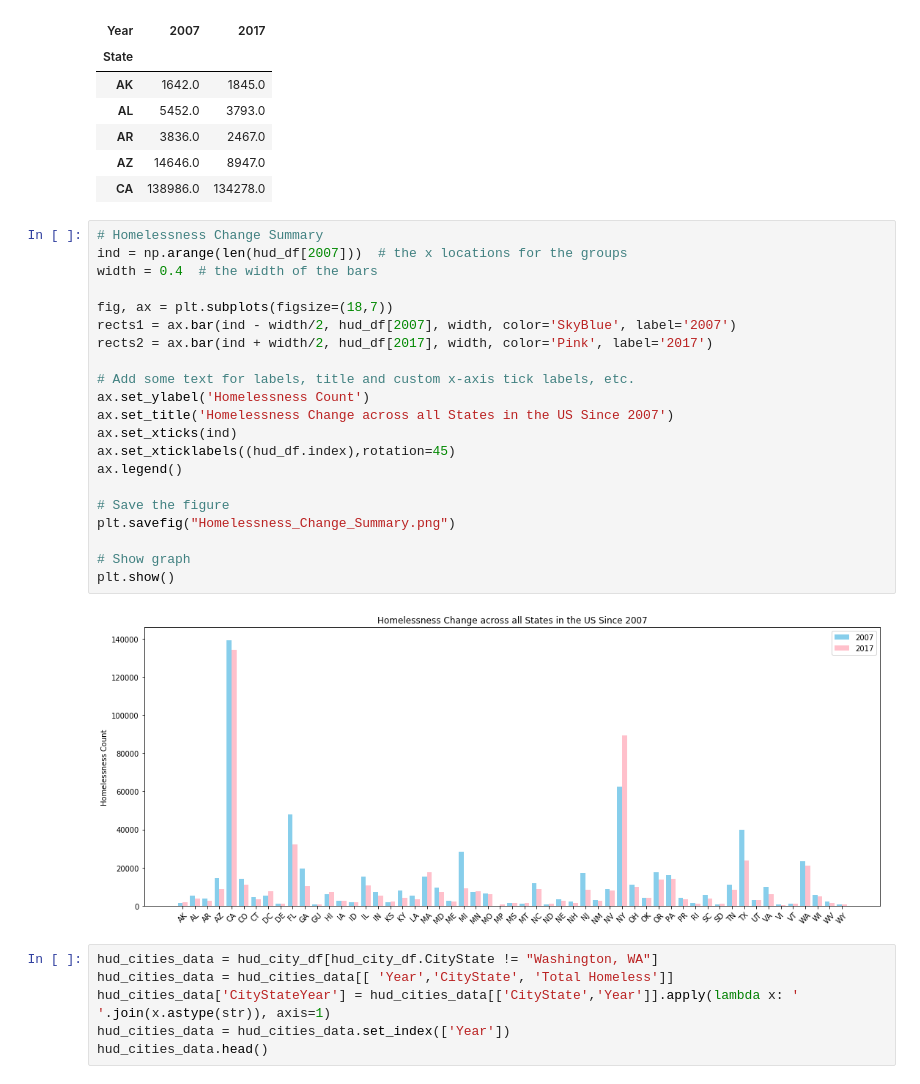
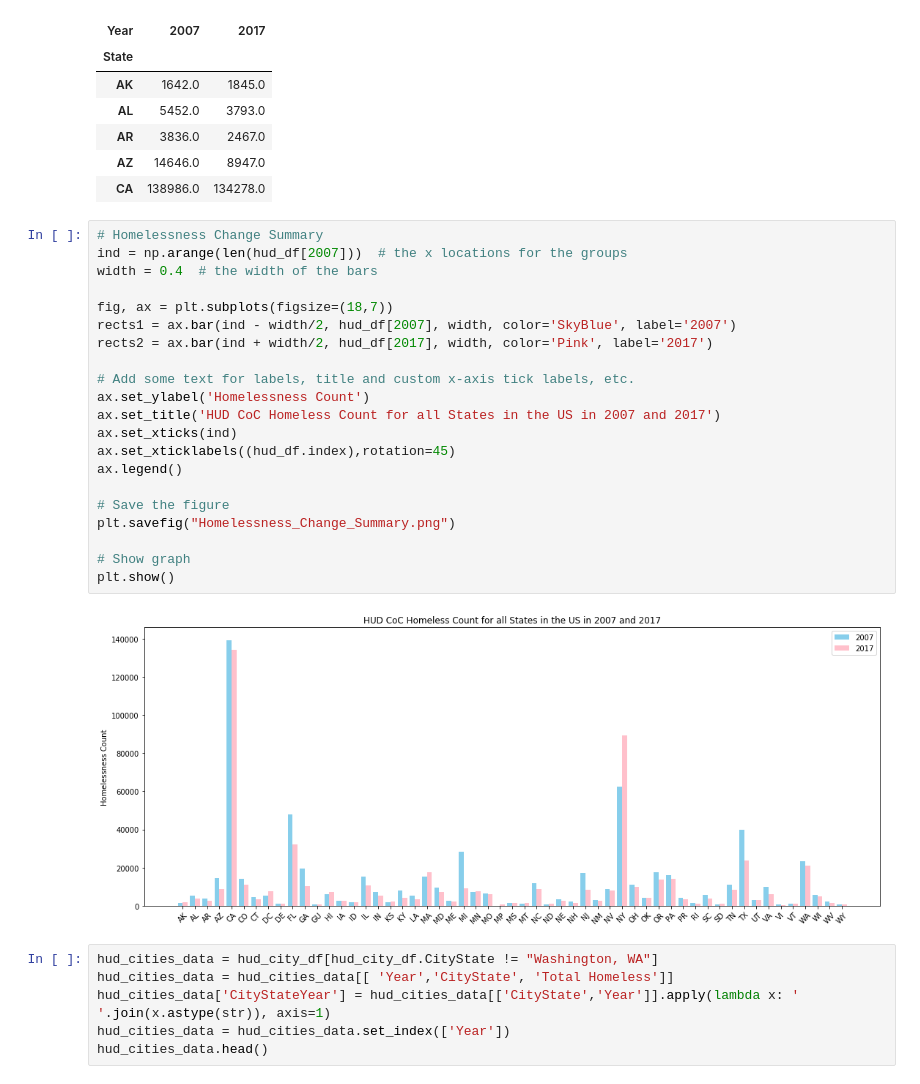
Before and after one commit to jag0717/UCB-Project1, a Jupyter notebook: data/Homeless_Vs_Housing_Analysis.ipynb, the cells around one changed output. Cells and saved outputs as stored; diff of their text form.

```diff
--- a/data/Homeless_Vs_Housing_Analysis.ipynb
+++ b/data/Homeless_Vs_Housing_Analysis.ipynb
@@ -130,26 +100,26 @@ hud_df.head()
 # %%
 # Homelessness Change Summary
 ind = np.arange(len(hud_df[2007]))  # the x locations for the groups
 width = 0.4  # the width of the bars
 
 fig, ax = plt.subplots(figsize=(18,7))
 rects1 = ax.bar(ind - width/2, hud_df[2007], width, color='SkyBlue', label='2007')
 rects2 = ax.bar(ind + width/2, hud_df[2017], width, color='Pink', label='2017')
 
 # Add some text for labels, title and custom x-axis tick labels, etc.
 ax.set_ylabel('Homelessness Count')
-ax.set_title('Homelessness Change across all States in the US Since 2007')
+ax.set_title('HUD CoC Homeless Count for all States in the US in 2007 and 2017')
 ax.set_xticks(ind)
 ax.set_xticklabels((hud_df.index),rotation=45)
 ax.legend()
 
 # Save the figure
 plt.savefig("Homelessness_Change_Summary.png")
 
 # Show graph
 plt.show()
 # %% [output]
-[figure, old version]
+[figure, new version]
 # %%
 hud_cities_data = hud_city_df[hud_city_df.CityState != "Washington, WA"]
 hud_cities_data = hud_cities_data[[ 'Year','CityState', 'Total Homeless']]
```
Also changed, not shown: parts of 25 cells of this notebook.
